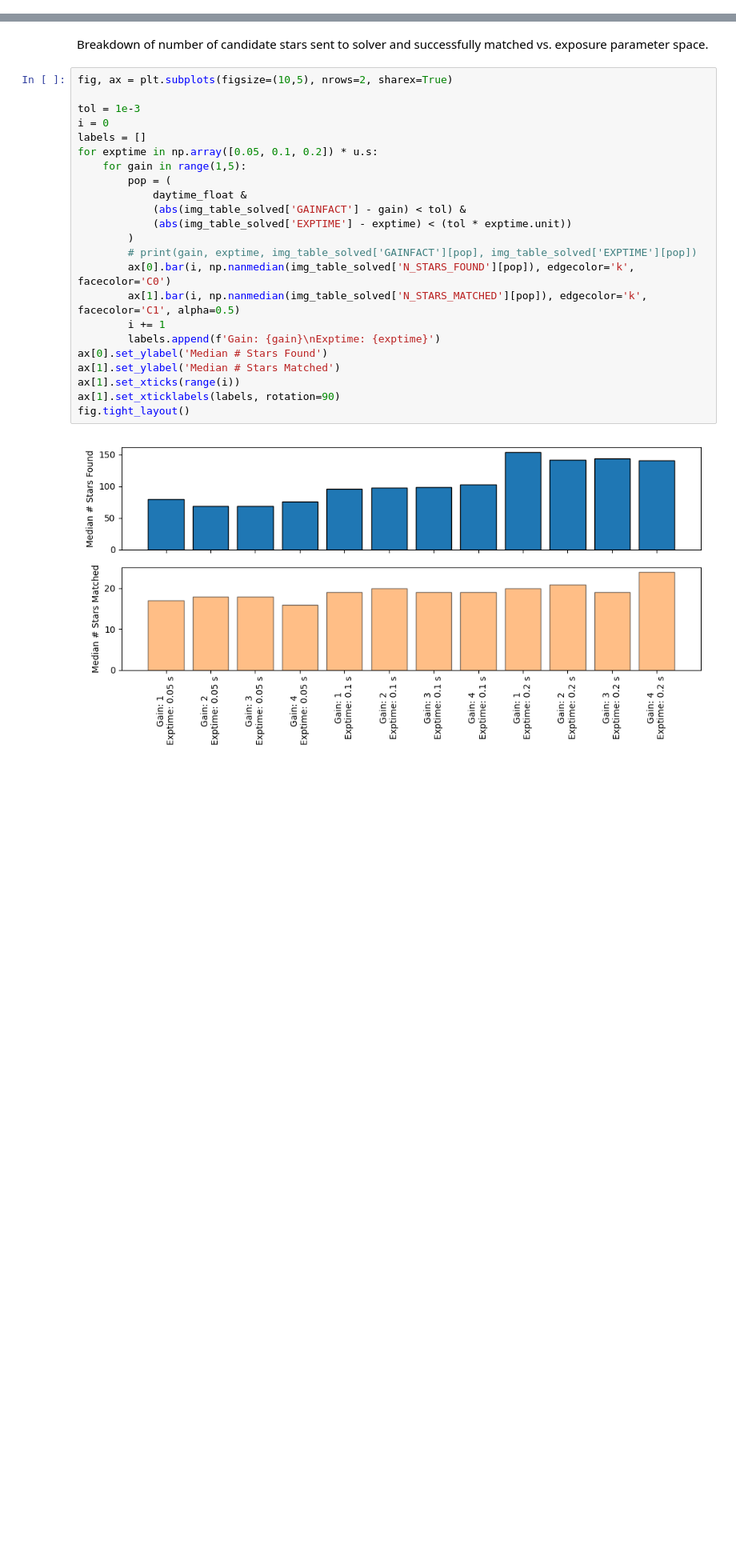
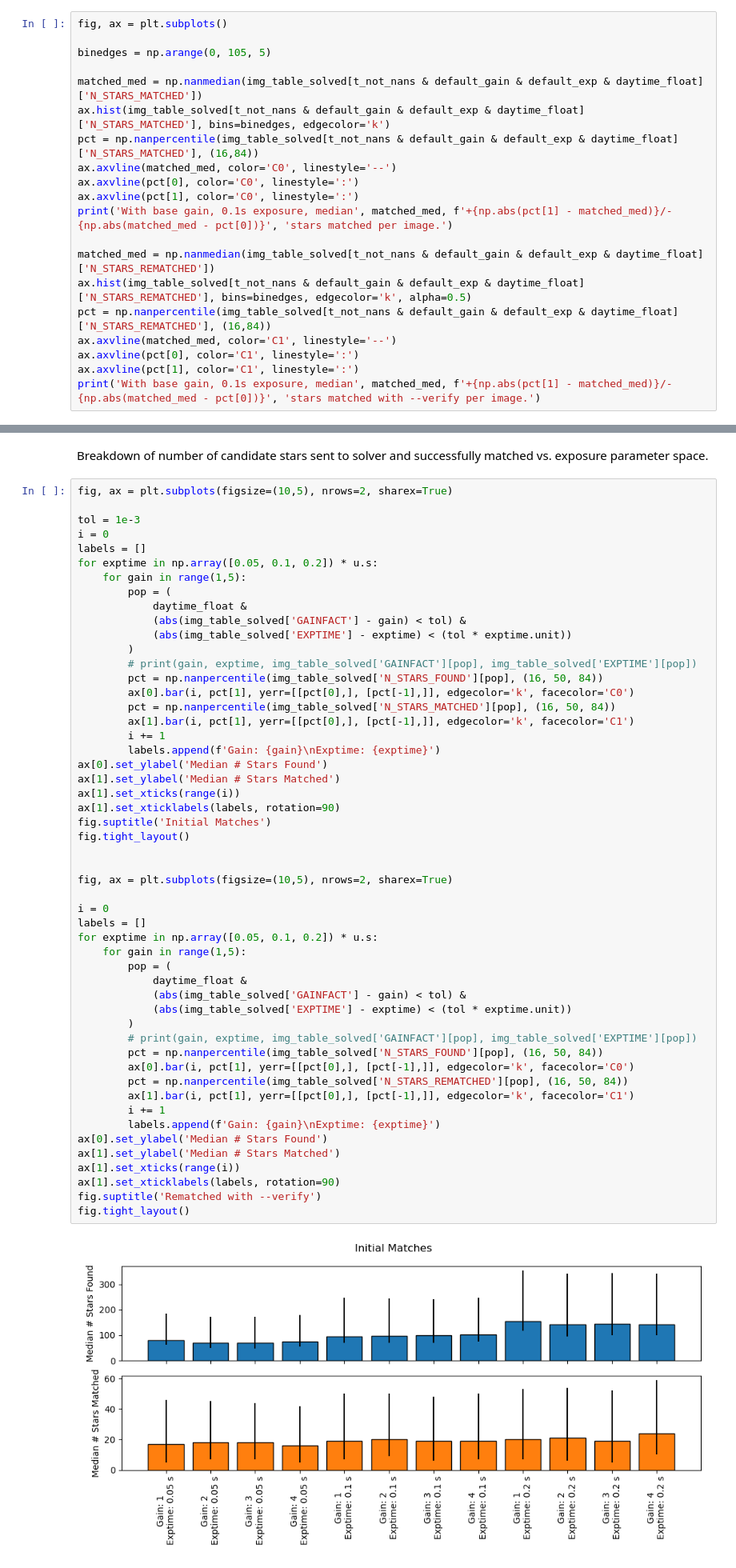
Before and after one commit to evanmayer/starcam-sim, a Jupyter notebook: pipeline/results_table_post_process.ipynb, the cells around one changed output, grey strips where cells are left out. Shown at 80% size. Drawn from its saved outputs; the diff is of its cells as text; blank space fills up the shorter version.

```diff
--- a/pipeline/results_table_post_process.ipynb
+++ b/pipeline/results_table_post_process.ipynb
@@ -143,0 +184,20 @@ fig.tight_layout()
+# %%
+fig, ax = plt.subplots()
+
+binedges = np.arange(0, 105, 5)
+
+matched_med = np.nanmedian(img_table_solved[t_not_nans & default_gain & default_exp & daytime_float]['N_STARS_MATCHED'])
+ax.hist(img_table_solved[t_not_nans & default_gain & default_exp & daytime_float]['N_STARS_MATCHED'], bins=binedges, edgecolor='k')
+pct = np.nanpercentile(img_table_solved[t_not_nans & default_gain & default_exp & daytime_float]['N_STARS_MATCHED'], (16,84))
+ax.axvline(matched_med, color='C0', linestyle='--')
+ax.axvline(pct[0], color='C0', linestyle=':')
+ax.axvline(pct[1], color='C0', linestyle=':')
+print('With base gain, 0.1s exposure, median', matched_med, f'+{np.abs(pct[1] - matched_med)}/-{np.abs(matched_med - pct[0])}', 'stars matched per image.')
+
+matched_med = np.nanmedian(img_table_solved[t_not_nans & default_gain & default_exp & daytime_float]['N_STARS_REMATCHED'])
+ax.hist(img_table_solved[t_not_nans & default_gain & default_exp & daytime_float]['N_STARS_REMATCHED'], bins=binedges, edgecolor='k', alpha=0.5)
+pct = np.nanpercentile(img_table_solved[t_not_nans & default_gain & default_exp & daytime_float]['N_STARS_REMATCHED'], (16,84))
+ax.axvline(matched_med, color='C1', linestyle='--')
+ax.axvline(pct[0], color='C1', linestyle=':')
+ax.axvline(pct[1], color='C1', linestyle=':')
+print('With base gain, 0.1s exposure, median', matched_med, f'+{np.abs(pct[1] - matched_med)}/-{np.abs(matched_med - pct[0])}', 'stars matched with --verify per image.')
@@ -190,25 +250,54 @@ Breakdown of number of candidate stars sent to solver and successfully matched v
 # %%
 fig, ax = plt.subplots(figsize=(10,5), nrows=2, sharex=True)
 
 tol = 1e-3
 i = 0
 labels = []
 for exptime in np.array([0.05, 0.1, 0.2]) * u.s:
     for gain in range(1,5):
         pop = (
             daytime_float &
             (abs(img_table_solved['GAINFACT'] - gain) < tol) &
             (abs(img_table_solved['EXPTIME'] - exptime) < (tol * exptime.unit))
         )
         # print(gain, exptime, img_table_solved['GAINFACT'][pop], img_table_solved['EXPTIME'][pop])
-        ax[0].bar(i, np.nanmedian(img_table_solved['N_STARS_FOUND'][pop]), edgecolor='k', facecolor='C0')
-        ax[1].bar(i, np.nanmedian(img_table_solved['N_STARS_MATCHED'][pop]), edgecolor='k', facecolor='C1', alpha=0.5)
+        pct = np.nanpercentile(img_table_solved['N_STARS_FOUND'][pop], (16, 50, 84))
+        ax[0].bar(i, pct[1], yerr=[[pct[0],], [pct[-1],]], edgecolor='k', facecolor='C0')
+        pct = np.nanpercentile(img_table_solved['N_STARS_MATCHED'][pop], (16, 50, 84))
+        ax[1].bar(i, pct[1], yerr=[[pct[0],], [pct[-1],]], edgecolor='k', facecolor='C1')
         i += 1
         labels.append(f'Gain: {gain}\nExptime: {exptime}')
 ax[0].set_ylabel('Median # Stars Found')
 ax[1].set_ylabel('Median # Stars Matched')
 ax[1].set_xticks(range(i))
 ax[1].set_xticklabels(labels, rotation=90)
+fig.suptitle('Initial Matches')
 fig.tight_layout()
+
+
+fig, ax = plt.subplots(figsize=(10,5), nrows=2, sharex=True)
+
+i = 0
+labels = []
+for exptime in np.array([0.05, 0.1, 0.2]) * u.s:
+    for gain in range(1,5):
+        pop = (
+            daytime_float &
+            (abs(img_table_solved['GAINFACT'] - gain) < tol) &
+            (abs(img_table_solved['EXPTIME'] - exptime) < (tol * exptime.unit))
+        )
+        # print(gain, exptime, img_table_solved['GAINFACT'][pop], img_table_solved['EXPTIME'][pop])
+        pct = np.nanpercentile(img_table_solved['N_STARS_FOUND'][pop], (16, 50, 84))
+        ax[0].bar(i, pct[1], yerr=[[pct[0],], [pct[-1],]], edgecolor='k', facecolor='C0')
+        pct = np.nanpercentile(img_table_solved['N_STARS_REMATCHED'][pop], (16, 50, 84))
+        ax[1].bar(i, pct[1], yerr=[[pct[0],], [pct[-1],]], edgecolor='k', facecolor='C1')
+        i += 1
+        labels.append(f'Gain: {gain}\nExptime: {exptime}')
+ax[0].set_ylabel('Median # Stars Found')
+ax[1].set_ylabel('Median # Stars Matched')
+ax[1].set_xticks(range(i))
+ax[1].set_xticklabels(labels, rotation=90)
+fig.suptitle('Rematched with --verify')
+fig.tight_layout()
 # %% [output]
-[figure, old version]
+[figure, new version]
```
Also changed, not shown: parts of 13 cells of this notebook, 6 other files.
